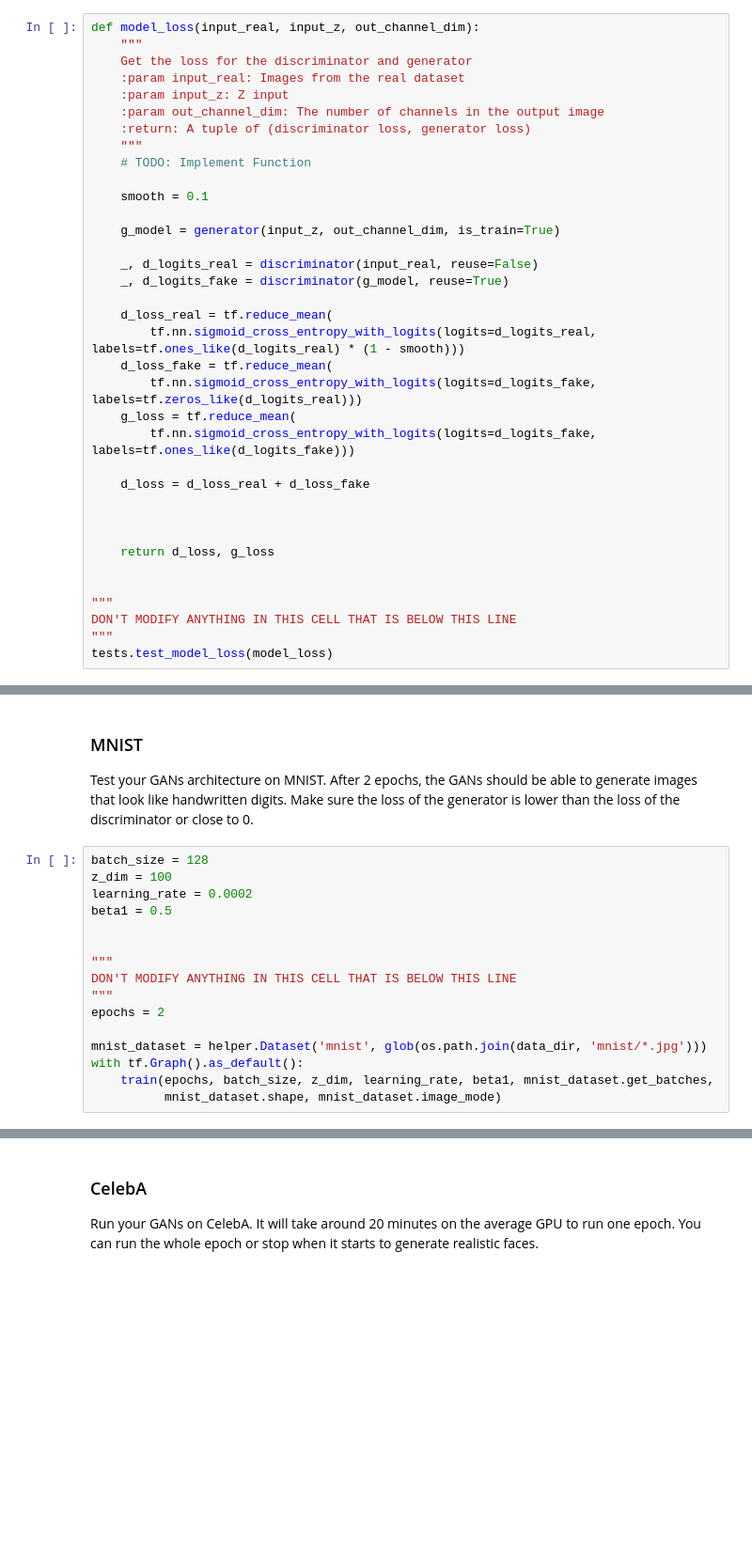
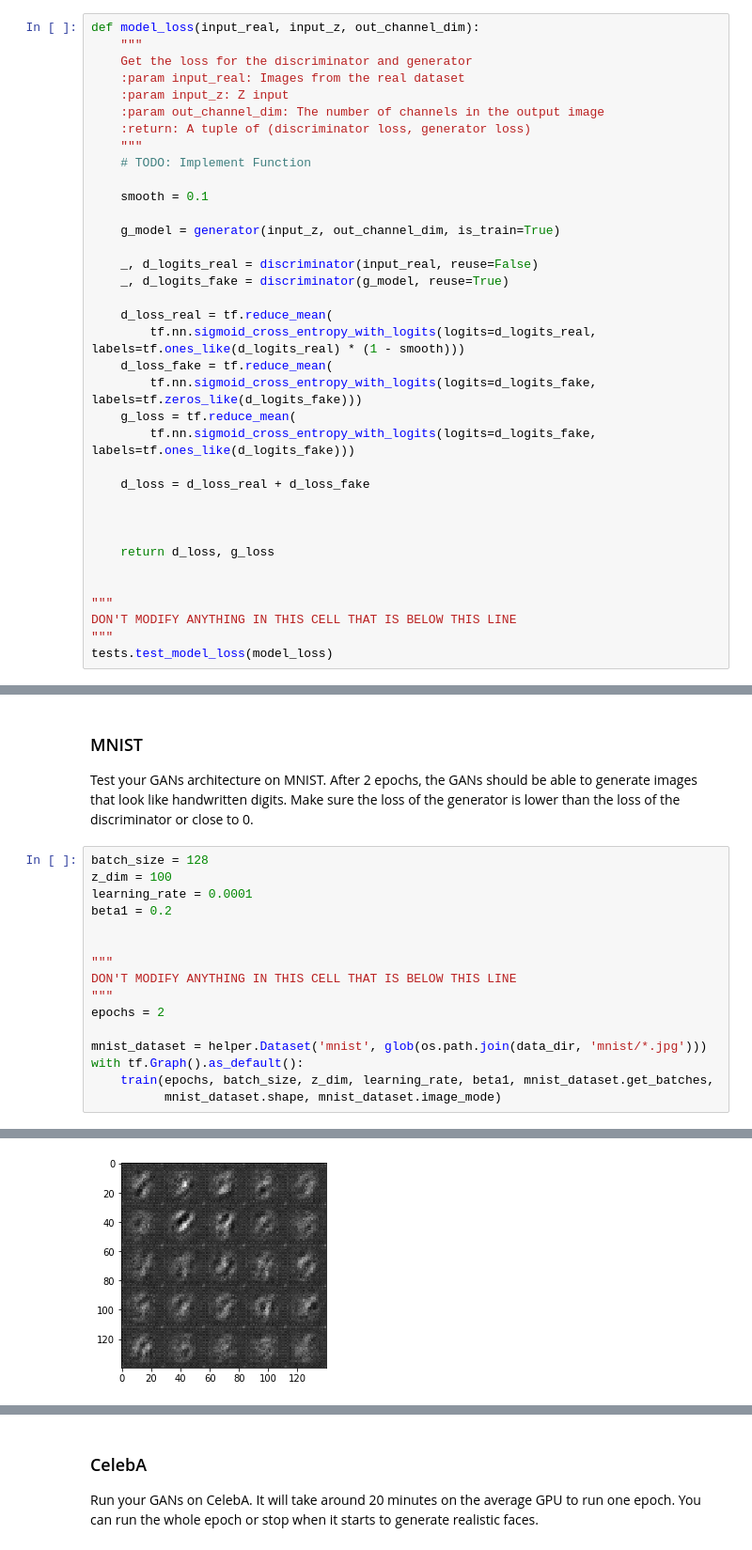
Before and after one commit to sbcharr/deep-learning, a Jupyter notebook: face_generation/dlnd_face_generation.ipynb, the cells around one changed output, grey strips where cells are left out. Shown at 94% size. Saved outputs shown, nothing was run; the diff lists cells and outputs as text; blank space fills up the shorter version.

```diff
--- a/face_generation/dlnd_face_generation.ipynb
+++ b/face_generation/dlnd_face_generation.ipynb
@@ -259,7 +284,7 @@ def model_loss(input_real, input_z, out_channel_dim):
     d_loss_real = tf.reduce_mean(
         tf.nn.sigmoid_cross_entropy_with_logits(logits=d_logits_real, labels=tf.ones_like(d_logits_real) * (1 - smooth)))
     d_loss_fake = tf.reduce_mean(
-        tf.nn.sigmoid_cross_entropy_with_logits(logits=d_logits_fake, labels=tf.zeros_like(d_logits_real)))
+        tf.nn.sigmoid_cross_entropy_with_logits(logits=d_logits_fake, labels=tf.zeros_like(d_logits_fake)))
     g_loss = tf.reduce_mean(
         tf.nn.sigmoid_cross_entropy_with_logits(logits=d_logits_fake, labels=tf.ones_like(d_logits_fake)))
 
@@ -411,8 +440,8 @@ Test your GANs architecture on MNIST.  After 2 epochs, the GANs should be able t
 # %%
 batch_size = 128
 z_dim = 100
-learning_rate = 0.0002
-beta1 = 0.5
+learning_rate = 0.0001
+beta1 = 0.2
 
 
 """
@@ -424,3 +453,4 @@ mnist_dataset = helper.Dataset('mnist', glob(os.path.join(data_dir, 'mnist/*.jpg
 with tf.Graph().as_default():
     train(epochs, batch_size, z_dim, learning_rate, beta1, mnist_dataset.get_batches,
           mnist_dataset.shape, mnist_dataset.image_mode)
+# %% [output]
@@ -426,0 +458 @@ with tf.Graph().as_default():
+[figure, added]
```
Also changed, not shown: parts of 12 cells of this notebook.
